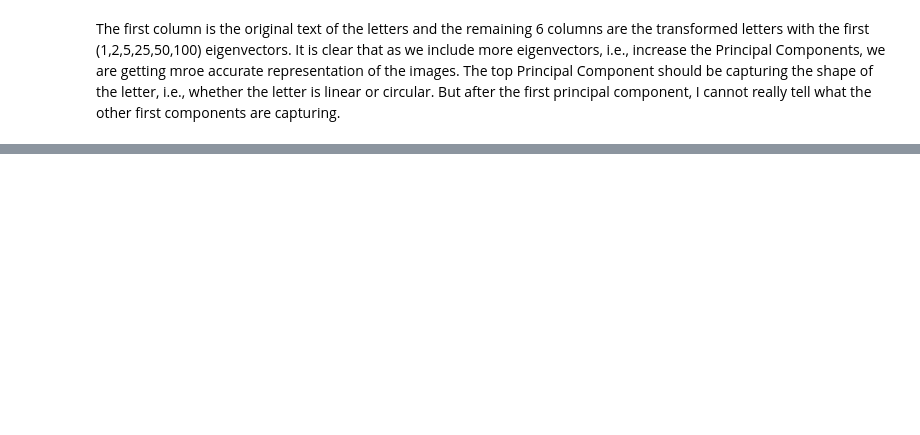
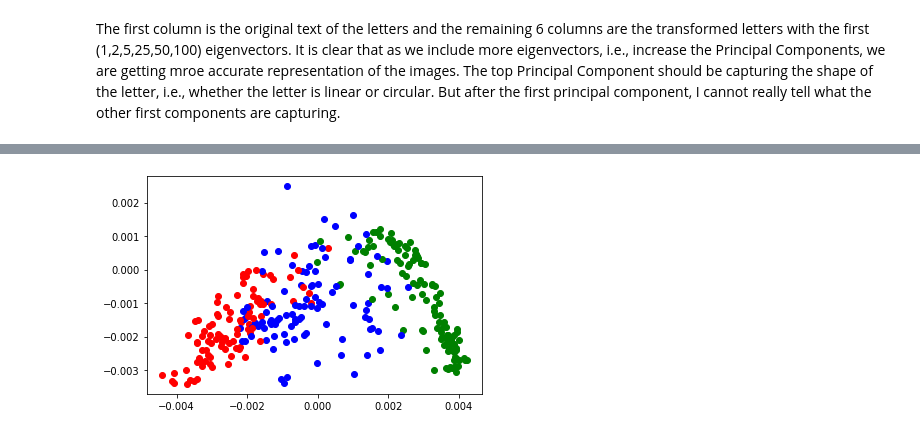
Before and after one commit to richardxd/MachineLearningAlgo, a Jupyter notebook: hw3/hw3code_richard_xu.ipynb, the cells around one changed output, grey strips where cells are left out. Saved outputs shown, nothing was run; the diff lists cells and outputs as text; code cells hidden in the pictures; blank space fills up the shorter version.

Commit message:
spectral clustering

```diff
--- a/hw3/hw3code_richard_xu.ipynb
+++ b/hw3/hw3code_richard_xu.ipynb
@@ -207,0 +189,93 @@ EMAlgo(data_binarized, 20)
+# %%
+#part d spectral clustering
+#from hw2:
+#4d
+import numba
+from numba import jit
+import pylab as py
+sample_size = 1000
+train = train[:sample_size]
+train_label = train_label[:sample_size]
+dimension = len(train)
+# create a matrix for the distances between two speeches's tf_idf
+
+A = np.zeros((dimension, dimension))
+# @jit(nopython=True)
+def computeA(A):
+    for i in range(dimension):
+        for j in range(i):
+            v1 = np.array(train[i]).T
+            v2 = np.array(train[j]).T
+            A[i][j] = np.linalg.norm(v1 - v2)
+    A = A + A.T
+    return A
+
+A = computeA(A)
+
+#4d
+# scaling h by a constant C \in R
+
+def generate (C, A, train, train_label):
+    h = np.mean(A) * C
+    W = np.exp(-A/h)
+    D = np.diag(W.sum(axis=1))
+
+    W_tilda = np.zeros((dimension, dimension))
+
+    for i in range(dimension):
+        for j in range(dimension):
+            W_tilda[i][j] = W[i][j]/np.sqrt(D[i][i] * D[j][j])
+    lamb, v =  np.linalg.eig(W_tilda)
+
+    #4di
+    # py.figure(figsize=(10,10))
+    # py.plot(lamb[:30])
+    # py.show()
+    v = v.T
+    for i in range(dimension):
+        D[i][i] = D[i][i]**(-0.5)
+
+
+    v0 = D.dot(v[0])
+    v1 = D.dot(v[1])
+    v2 = D.dot(v[2])
+
+    #4dii
+    # py.figure(figsize=(10,10))
+    # py.plot(v0, c='red')
+    # py.plot(v1, c='green')
+    # py.plot(v2, c='blue')
+    # py.show()
+
+    # py.figure(figsize=(10,10))
+    # for i in range(dimension):
+    #     if int(speeches[i]['year']) < 1913:
+    #         py.scatter(v1[i], v2[i], c='red')
+    #         py.annotate(speeches[i]['year'], (v1[i], v2[i]), color='red')
+    #     else:
+    #         py.scatter(v1[i],v2[i], c='green')
+    #         py.annotate(speeches[i]['year'], (v1[i], v2[i]), color='green')
+    # py.show()
+    # select images labeled 0,1,2
+    img = []
+    for i in range(dimension):
+
+        if train_label[i] in [0,1,2]:
+            img.append((i, train_label[i]))
+    for idx, train_label in img:
+        if train_label == 0:
+            py.scatter(v1[idx], v2[idx], color='red')
+        if train_label == 1:
+            py.scatter(v1[idx], v2[idx], color='green')
+        if train_label == 2:
+            py.scatter(v1[idx], v2[idx], color='blue')
+    print("The 012 digits with Spectral Clustering, with scale = ", C)
+    py.show()
+    return img, v1, v2
+
+
+scales = [1,2,5,10] #experimenting with different constants
+for scale in scales:
+    print("scaling the mean of matrix A by: ", scale)
+    img, v2, v3 = generate(scale, A, train, train_label)
+# %% [output]
@@ -207,0 +284 @@ EMAlgo(data_binarized, 20)
+[figure, added]
```
Also changed, not shown: parts of 8 cells of this notebook.
